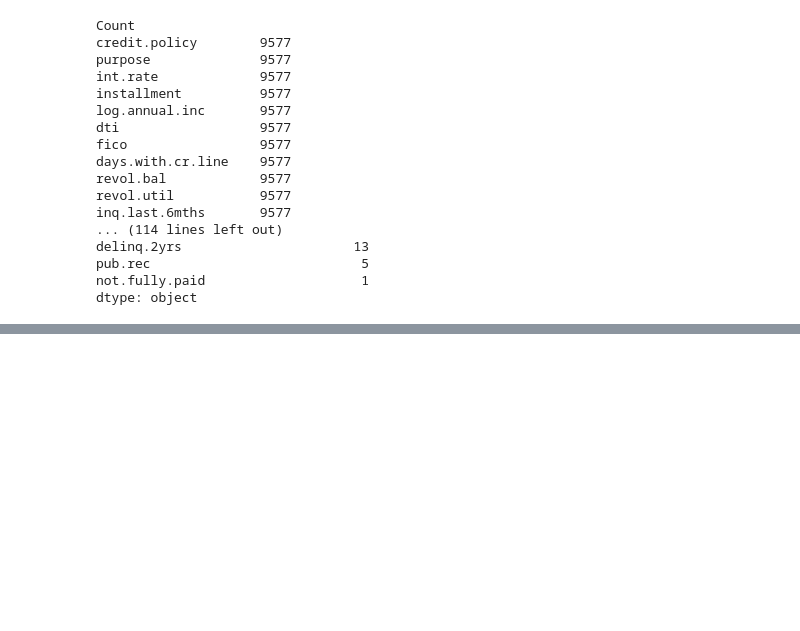
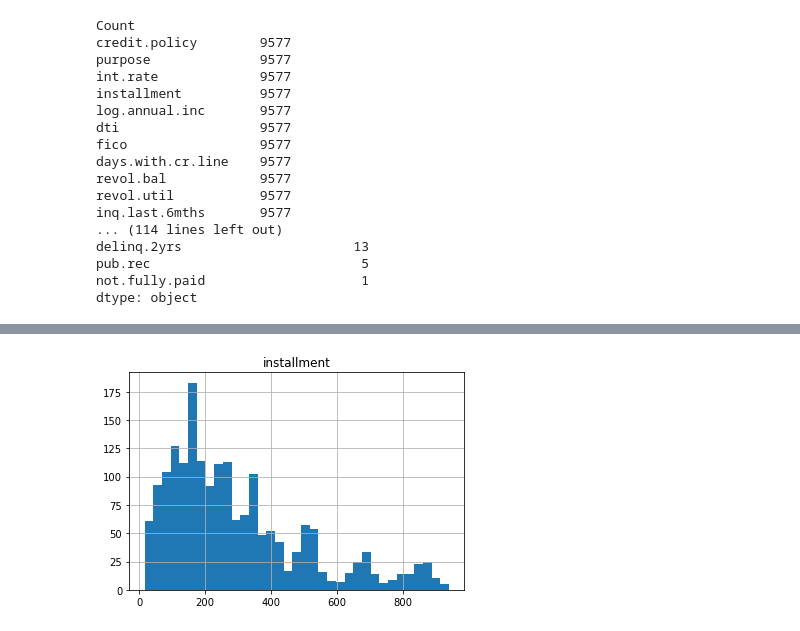
Before and after one commit to TobiOnabolu/MachineLearning, a Jupyter notebook: Assignment1/a1.ipynb, the cells around one changed output, grey strips where cells are left out. Cells and saved outputs as stored; diff of their text form; code cells hidden in the pictures; blank space fills up the shorter version.

```diff
--- a/Assignment1/a1.ipynb
+++ b/Assignment1/a1.ipynb
@@ -101,0 +113,4 @@ dtype: object
+# %%
+unapprovedHist = unapproved.hist(column='installment', bins=35)
+# %% [output]
+[figure, added]
```
Also changed, not shown: parts of 30 cells of this notebook, 4 other files.
